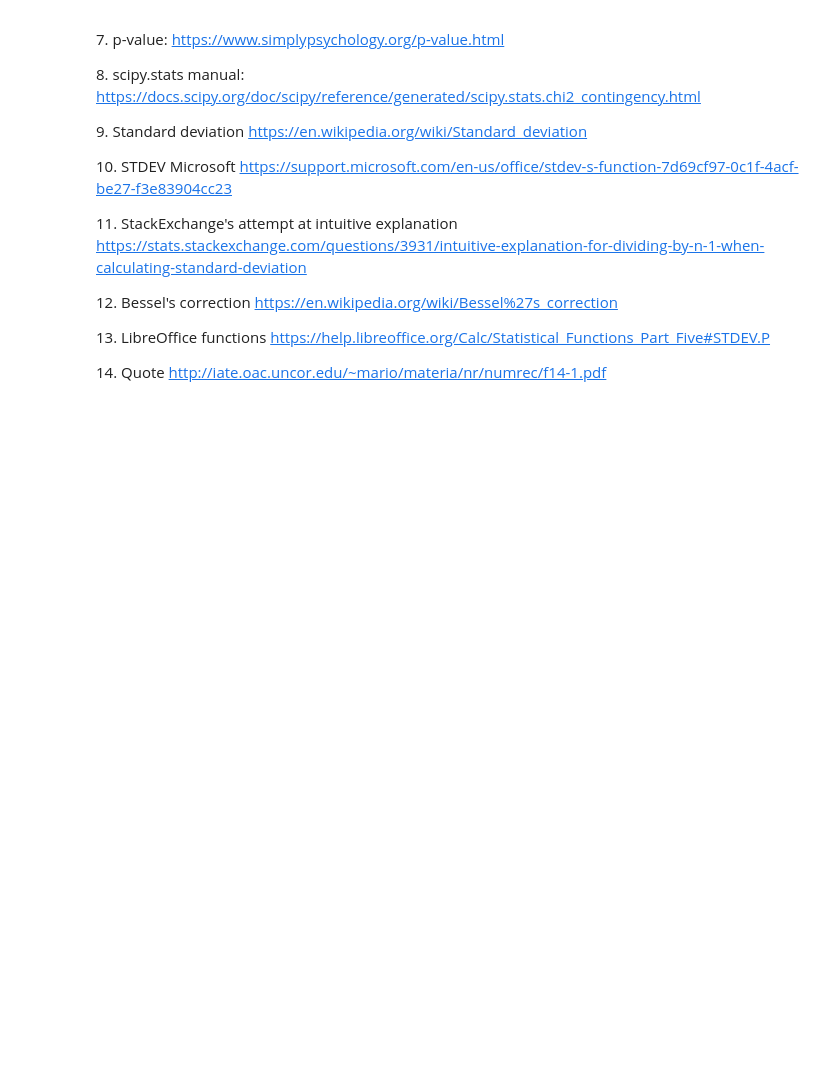
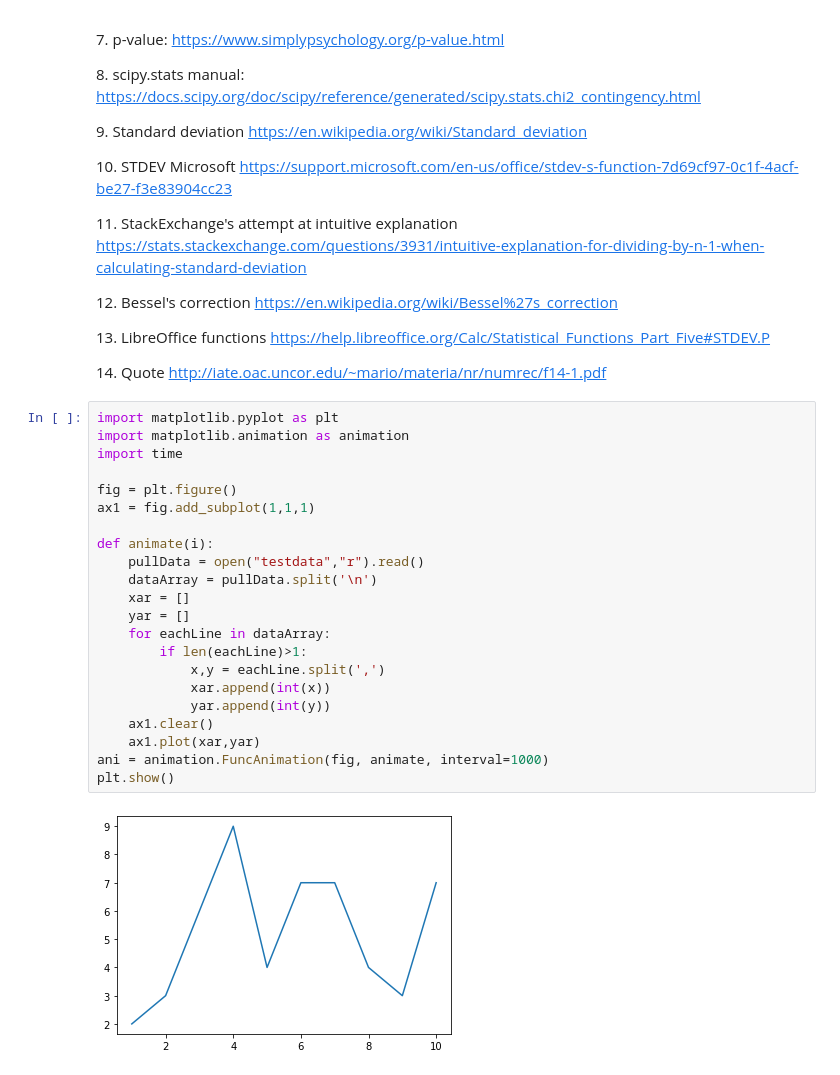
Before and after one commit to HFintan/MLS, a Jupyter notebook: Tasks.ipynb, the cells around one changed output. Drawn from its saved outputs; the diff is of its cells as text; blank space fills up the shorter version.

```diff
--- a/Tasks.ipynb
+++ b/Tasks.ipynb
@@ -444,3 +519,27 @@ A quote from Press et al.[<sup>14</sup>](#std-th-si) feels appropriate at this j
 <span id="std-th-fi"> 13. LibreOffice functions https://help.libreoffice.org/Calc/Statistical_Functions_Part_Five#STDEV.P</span>
 
 <span id="std-th-si"> 14. Quote http://iate.oac.uncor.edu/~mario/materia/nr/numrec/f14-1.pdf</span>
+# %%
+import matplotlib.pyplot as plt
+import matplotlib.animation as animation
+import time
+
+fig = plt.figure()
+ax1 = fig.add_subplot(1,1,1)
+
+def animate(i):
+    pullData = open("testdata","r").read()
+    dataArray = pullData.split('\n')
+    xar = []
+    yar = []
+    for eachLine in dataArray:
+        if len(eachLine)>1:
+            x,y = eachLine.split(',')
+            xar.append(int(x))
+            yar.append(int(y))
+    ax1.clear()
+    ax1.plot(xar,yar)
+ani = animation.FuncAnimation(fig, animate, interval=1000)
+plt.show()
+# %% [output]
+[figure, added]
```
Also changed, not shown: parts of 7 cells of this notebook, 3 other files.
